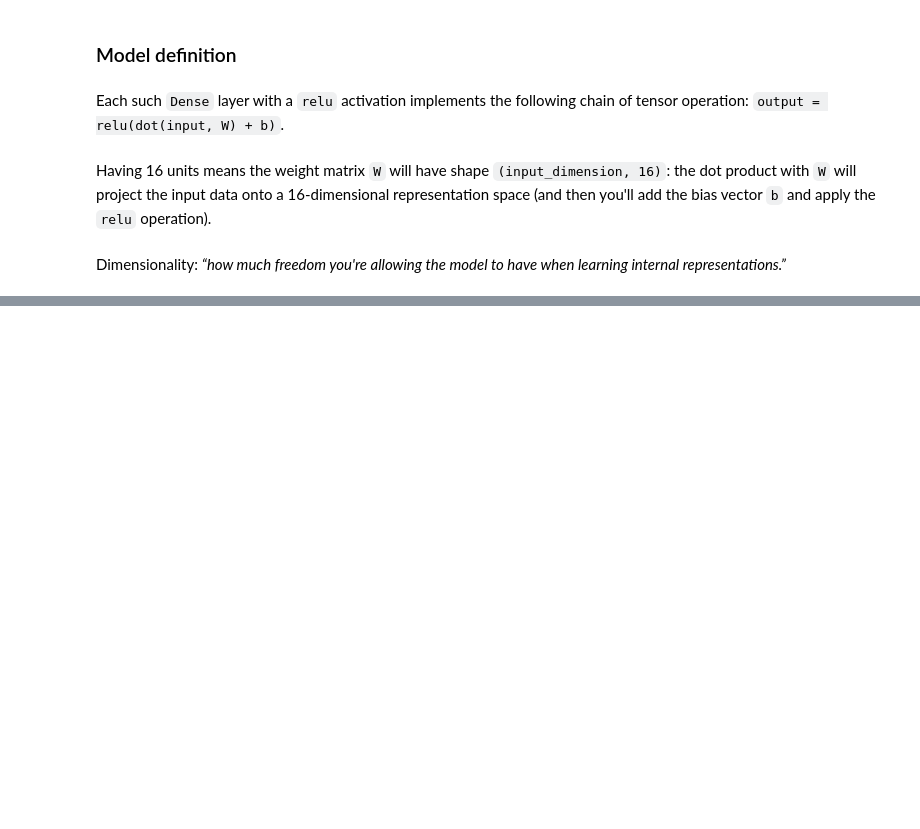
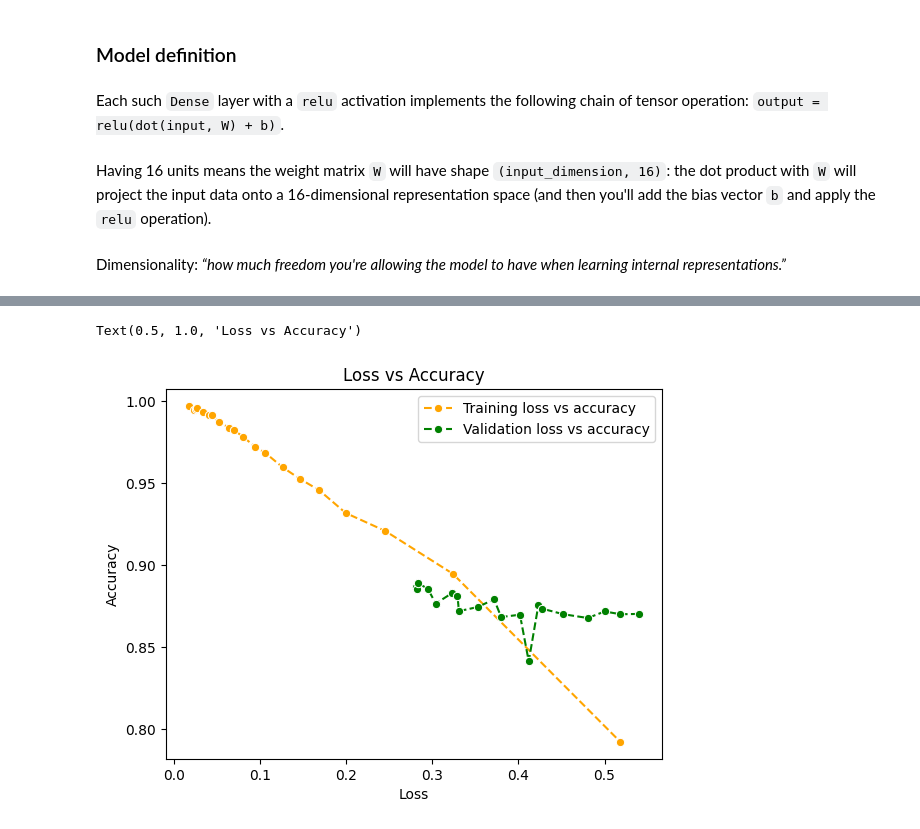
Before and after one commit to JFrankVC/deepL-intro, a Jupyter notebook: ch4_class_reg.ipynb, the cells around one changed output, grey strips where cells are left out. Drawn from its saved outputs; the diff is of its cells as text; code cells hidden in the pictures; blank space fills up the shorter version.

```diff
--- a/ch4_class_reg.ipynb
+++ b/ch4_class_reg.ipynb
@@ -94,0 +254,9 @@ Dimensionality: *“how much freedom you're allowing the model to have when lear
+# %%
+sns.lineplot(x=loss_values, y=acc, linestyle="--", label="Training loss vs accuracy", marker='o', color="orange")
+sns.lineplot(x=val_loss_values, y=val_acc, linestyle="--", label="Validation loss vs accuracy", marker='o', color="green")
+plt.xlabel("Loss")
+plt.ylabel("Accuracy")
+plt.title("Loss vs Accuracy")
+# %% [output]
+Text(0.5, 1.0, 'Loss vs Accuracy')
+[figure, added]
```
Also changed, not shown: parts of 19 cells of this notebook.
